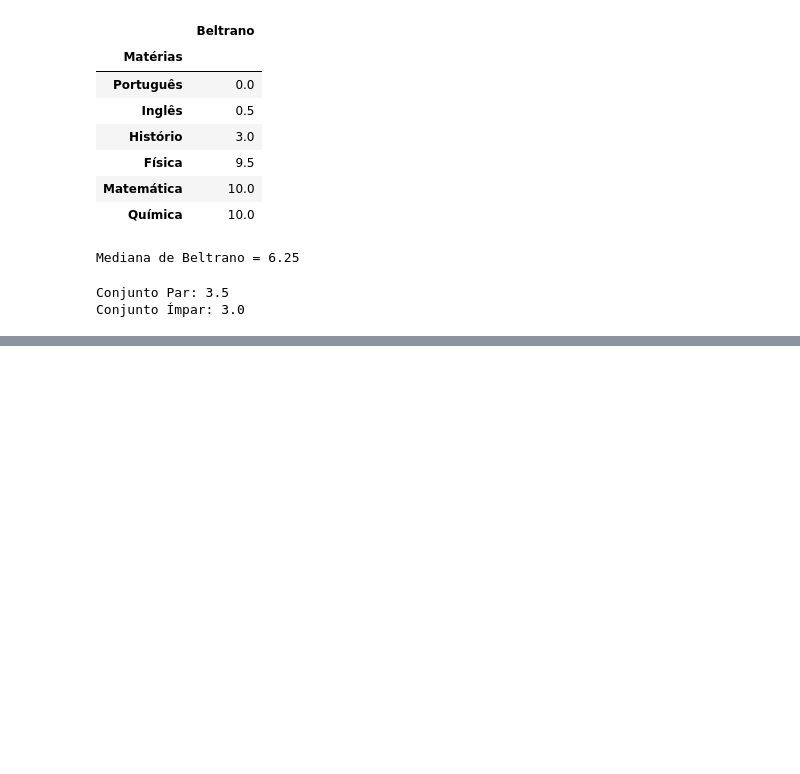
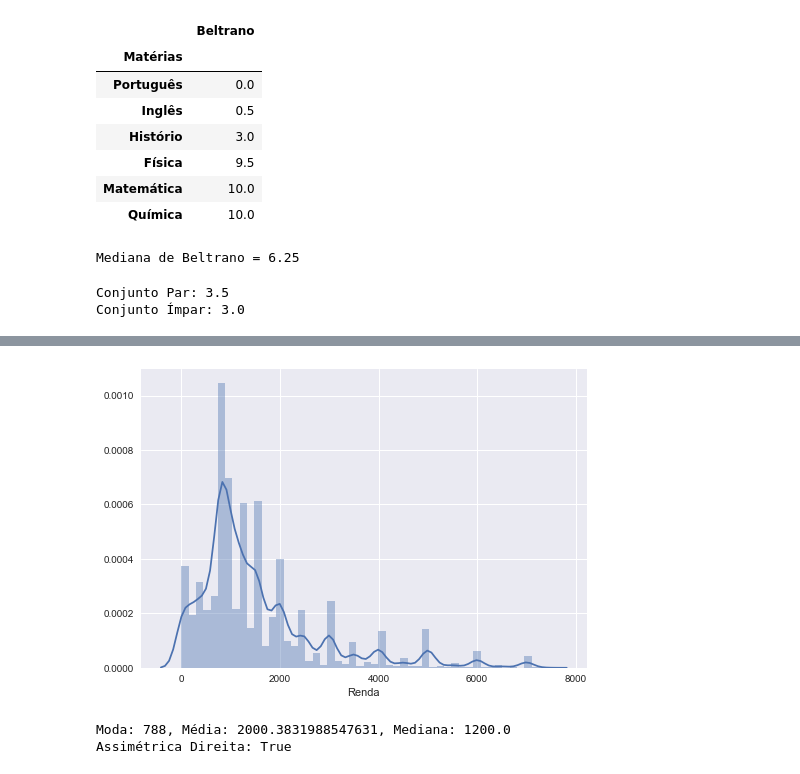
Before and after one commit to paulofreitasnobrega/estatistica-com-python, a Jupyter notebook: aula3-medidas-de-tendencia-central.ipynb, the cells around one changed output, grey strips where cells are left out. Cells and saved outputs as stored; diff of their text form; code cells hidden in the pictures; blank space fills up the shorter version.

Commit message:
Aula 3: Medidas de tendência central - pt 2

```diff
--- a/aula3-medidas-de-tendencia-central.ipynb
+++ b/aula3-medidas-de-tendencia-central.ipynb
@@ -241,0 +323,23 @@ BRUCE, Peter. **Estatística Prática para Cientistas de Dados**: 50 Conceitos E
+# %%
+# Curva de renda PNAD
+sns.distplot(df_pnad.query('Renda < 7500')['Renda']);
+# %% [output]
+[figure, added]
+# %%
+# Relação entre medidas de tendência central renda PNAD
+renda = df_pnad['Renda']
+moda_renda = renda.mode()[0]
+media_renda = renda.mean()
+mediana_renda = renda.median()
+
+# Exibindo valores
+print('Moda: {}, Média: {}, Mediana: {}'.format(moda_renda,
+                                               media_renda,
+                                               mediana_renda))
+
+# Curva assimétrica a direita?
+assimetrica_direita = moda_renda < mediana_renda < media_renda
+print('Assimétrica Direita: {}'.format(assimetrica_direita))
+# %% [output]
+Moda: 788, Média: 2000.3831988547631, Mediana: 1200.0
+Assimétrica Direita: True
```
Also changed, not shown: parts of 15 cells of this notebook, 1 other file.
